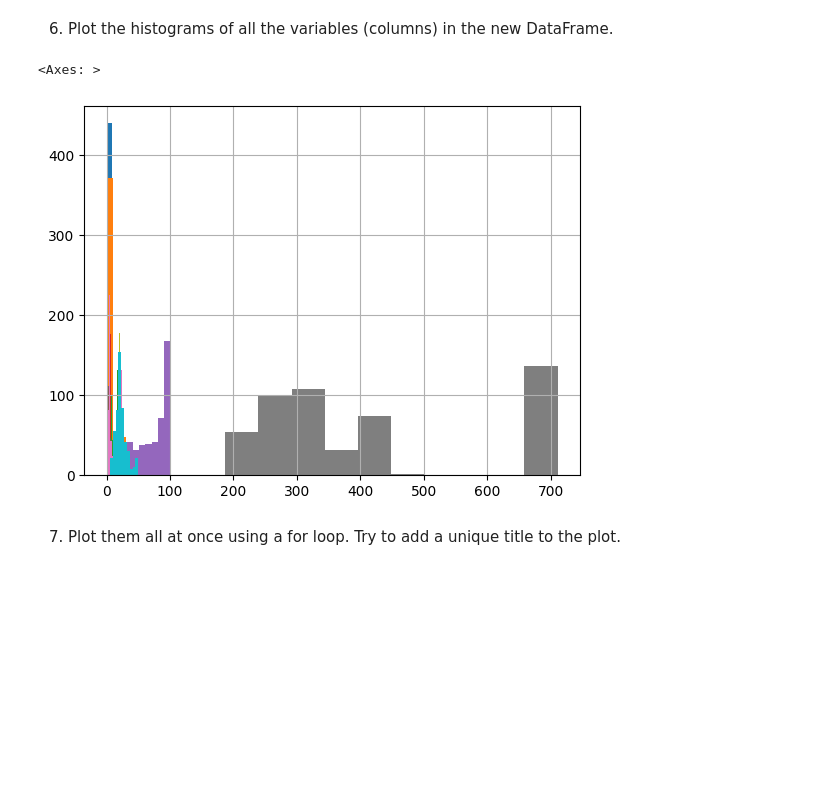
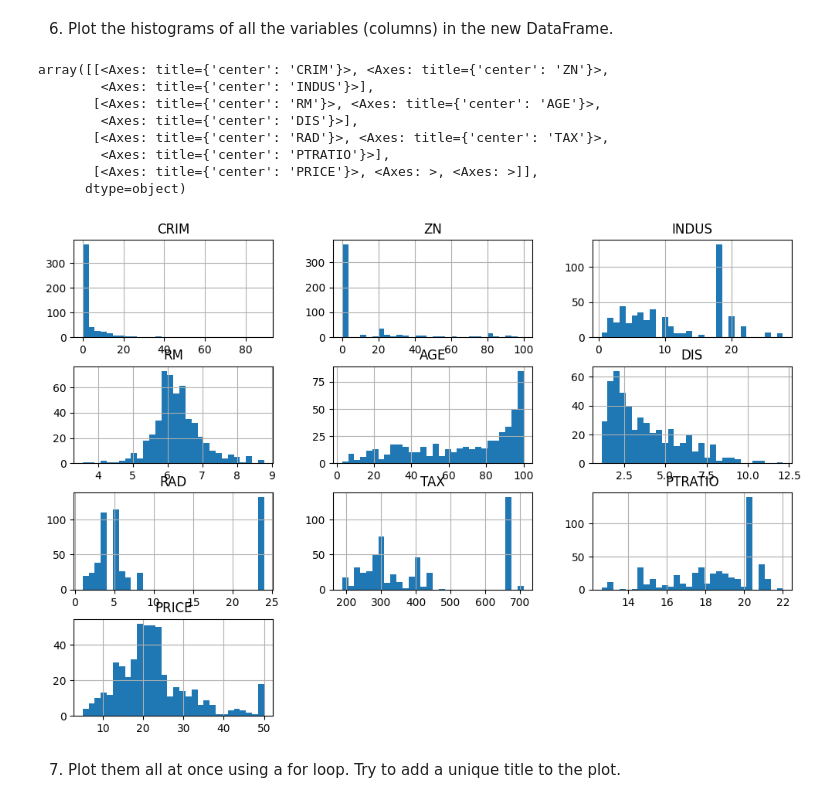
Before and after one commit to jsbwxyz/DSC540, a Jupyter notebook: Weeks3&4-Assignment.ipynb, the cells around one changed output. Cells and saved outputs as stored; diff of their text form; code cells hidden in the pictures; blank space fills up the shorter version.

Commit message:
upload data, complete milestone file

```diff
--- a/Weeks3&4-Assignment.ipynb
+++ b/Weeks3&4-Assignment.ipynb
@@ -17,6 +19,8 @@ local directory.
 # %%
-# Use .read_csv() to read in Boston_housing.csv
-housing_df = pd.read_csv("Boston_housing.csv")
+# use .read_csv() to read in Boston_housing.csv
+housing_df = pd.read_csv(
+    "https://raw.githubusercontent.com/PacktWorkshops/The-Data-Wrangling-Workshop/master/Chapter03/datasets/Boston_housing.csv"
+)
 # housing_df
 # %% [markdown]
 3. Check the first 10 records. Find the total number of records.
@@ -68,19 +77,22 @@ f_housing.tail(7)
 # %% [markdown]
 6. Plot the histograms of all the variables (columns) in the new DataFrame.
 # %%
-f_housing['CRIM'].hist()
-f_housing['ZN'].hist()
-f_housing['INDUS'].hist()
-f_housing['RM'].hist()
-f_housing['AGE'].hist()
-f_housing['DIS'].hist()
-f_housing['RAD'].hist()
-f_housing['TAX'].hist()
-f_housing['PTRATIO'].hist()
-f_housing['PRICE'].hist()
+# pandas natively supports the below format for printing
+#   histograms
+f_housing.hist(bins=30, figsize=(12,8))
+
+# bins alter x-axis resolution by changing interval width
+#   the y axis reflects frequency density induced by binning
 # %% [output]
-<Axes: >
+array([[<Axes: title={'center': 'CRIM'}>, <Axes: title={'center': 'ZN'}>,
+        <Axes: title={'center': 'INDUS'}>],
+       [<Axes: title={'center': 'RM'}>, <Axes: title={'center': 'AGE'}>,
+        <Axes: title={'center': 'DIS'}>],
+       [<Axes: title={'center': 'RAD'}>, <Axes: title={'center': 'TAX'}>,
+        <Axes: title={'center': 'PTRATIO'}>],
+       [<Axes: title={'center': 'PRICE'}>, <Axes: >, <Axes: >]],
+      dtype=object)
-[figure, old version]
+[figure, new version]
 # %% [markdown]
 7. Plot them all at once using a for loop. Try to add a unique title to the plot.
 # %%
```
Also changed, not shown: parts of 75 cells of this notebook, 4 other files.
